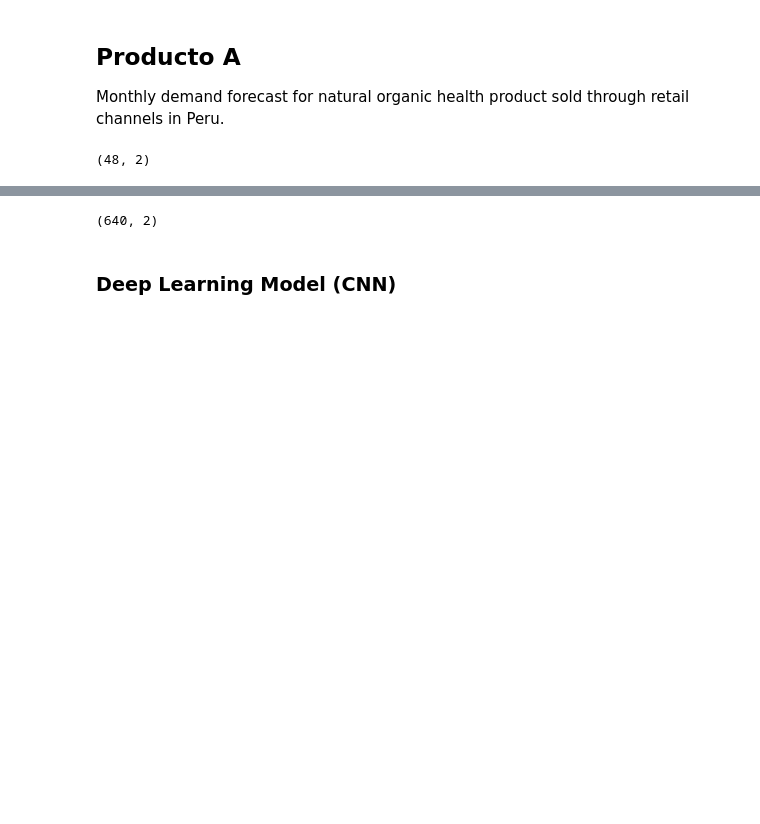
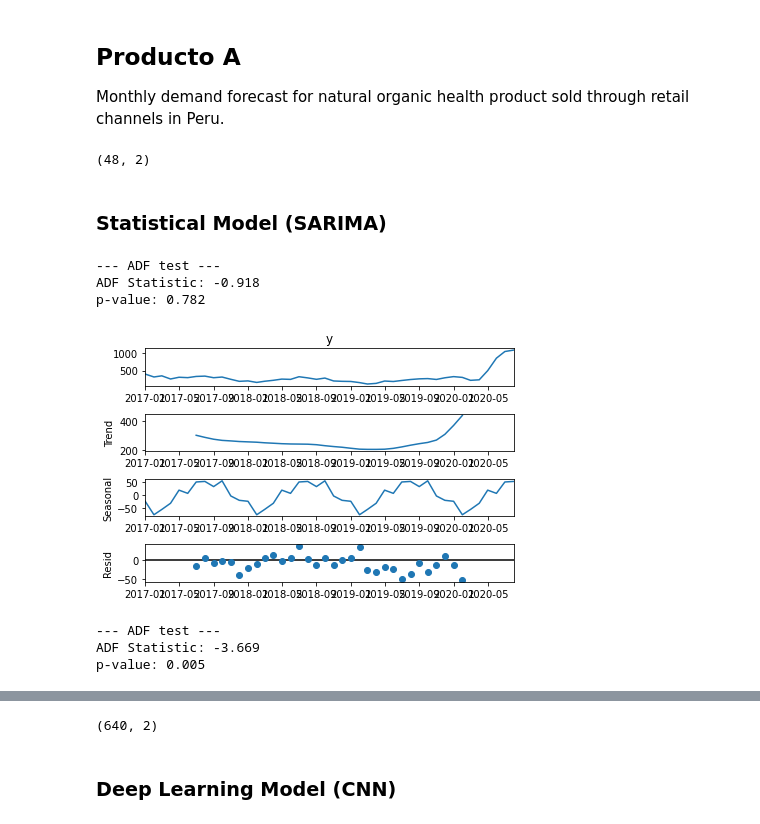
Before and after one commit to paolorossig/black-andes-test, a Jupyter notebook: problem02.ipynb, the cells around one changed output, grey strips where cells are left out. Drawn from its saved outputs; the diff is of its cells as text; code cells hidden in the pictures; blank space fills up the shorter version.

Commit message:
Add Statistical models

```diff
--- a/problem02.ipynb
+++ b/problem02.ipynb
@@ -33,3 +36,24 @@ df = get_data("data/producto_A.csv")
 df.shape
 # %% [output]
 (48, 2)
+# %% [markdown]
+### Statistical Model (SARIMA)
+# %%
+N_TEST = 4
+df.set_index("ds", inplace=True)
+y_train, y_test = df["y"][:-N_TEST], df["y"][-N_TEST:]
+# %%
+print_adf_test(y_train)
+plot_decomposition(y_train, period=12)
+# %% [output]
+--- ADF test ---
+ADF Statistic: -0.918
+p-value: 0.782
+[figure, added]
+# %%
+y_diff = y_train.to_numpy()[:-1] - y_train.to_numpy()[1:]
+print_adf_test(y_diff[1:])
+# %% [output]
+--- ADF test ---
+ADF Statistic: -3.669
+p-value: 0.005
```
Also changed, not shown: parts of 15 cells of this notebook, 2 other files.
